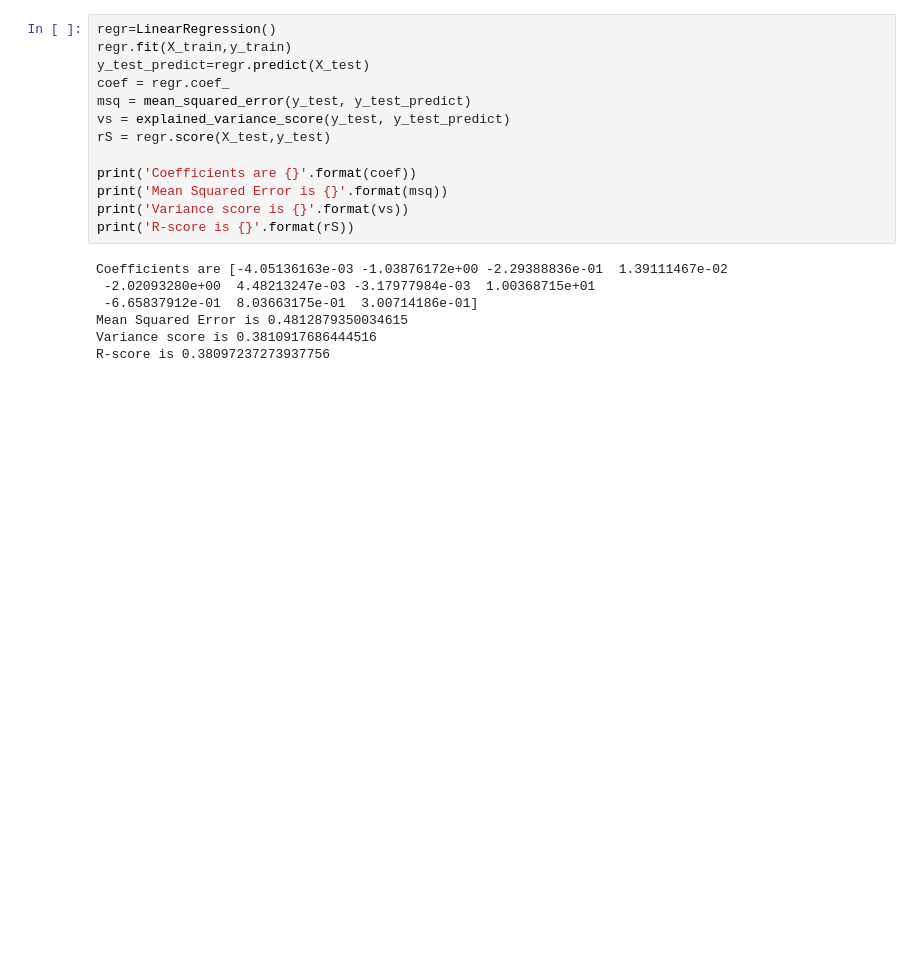
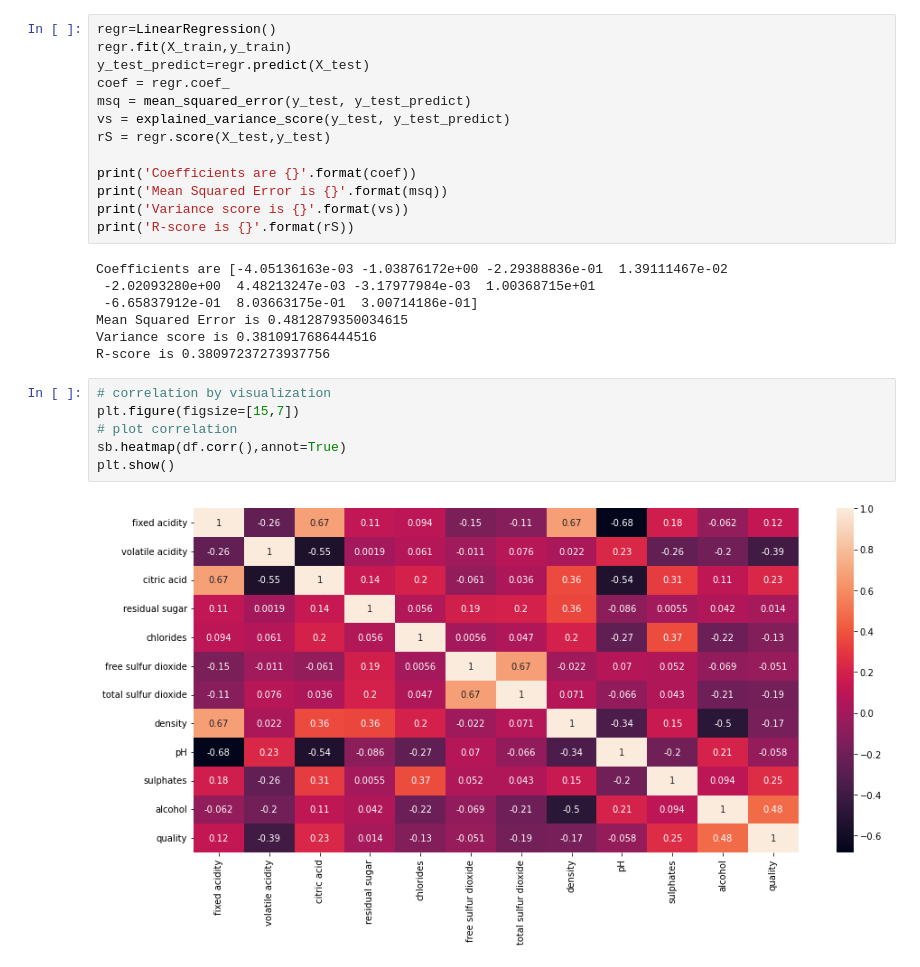
Before and after one commit to aadityasp/Wine-Quality-Prediction, a Jupyter notebook: Final Project.ipynb, the cells around one changed output. Cells and saved outputs as stored; diff of their text form; blank space fills up the shorter version.

Commit message:
Added correlation matrix

```diff
--- a/Final Project.ipynb
+++ b/Final Project.ipynb
@@ -74,3 +74,11 @@ Coefficients are [-4.05136163e-03 -1.03876172e+00 -2.29388836e-01  1.39111467e-0
 Mean Squared Error is 0.4812879350034615
 Variance score is 0.3810917686444516
 R-score is 0.38097237273937756
+# %%
+# correlation by visualization
+plt.figure(figsize=[15,7])
+# plot correlation
+sb.heatmap(df.corr(),annot=True)
+plt.show()
+# %% [output]
+[figure, added]
```
